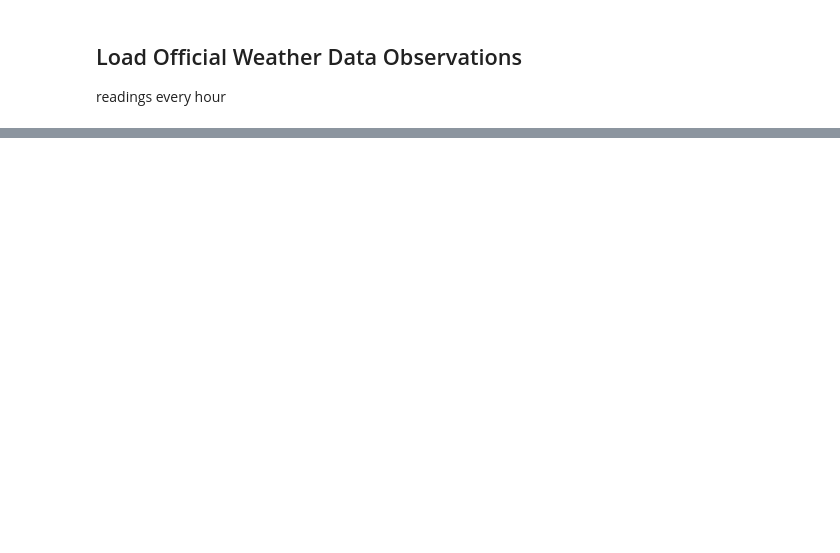
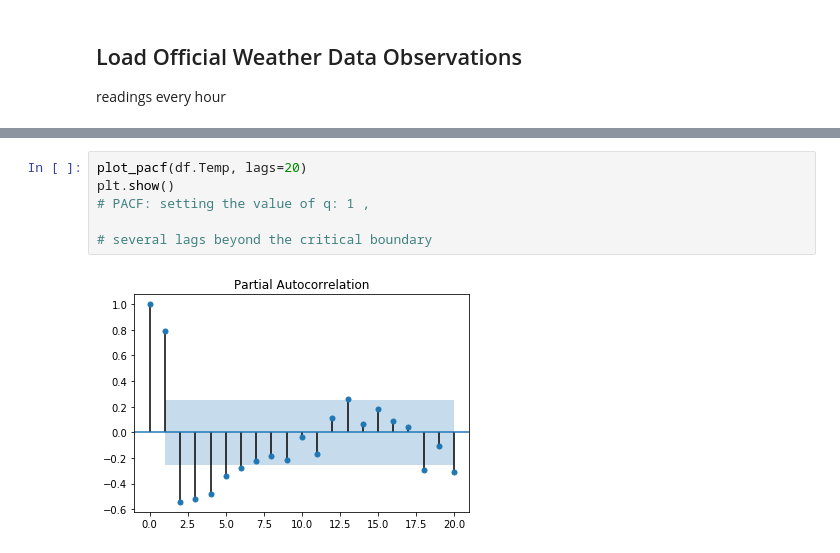
Before and after one commit to chalendony/iot-htsensor, a Jupyter notebook: analysis/sarima-grid-search.ipynb, the cells around one changed output, grey strips where cells are left out. Drawn from its saved outputs; the diff is of its cells as text; blank space fills up the shorter version.

```diff
--- a/analysis/sarima-grid-search.ipynb
+++ b/analysis/sarima-grid-search.ipynb
@@ -217,0 +224,8 @@ It is an art in picking good parameters from the ACF/PACF plots
+# %%
+plot_pacf(df.Temp, lags=20)
+plt.show()
+# PACF: setting the value of q: 1 ,
+
+# several lags beyond the critical boundary
+# %% [output]
+[figure, added]
```
Also changed, not shown: parts of 40 cells of this notebook, 2 other files.
